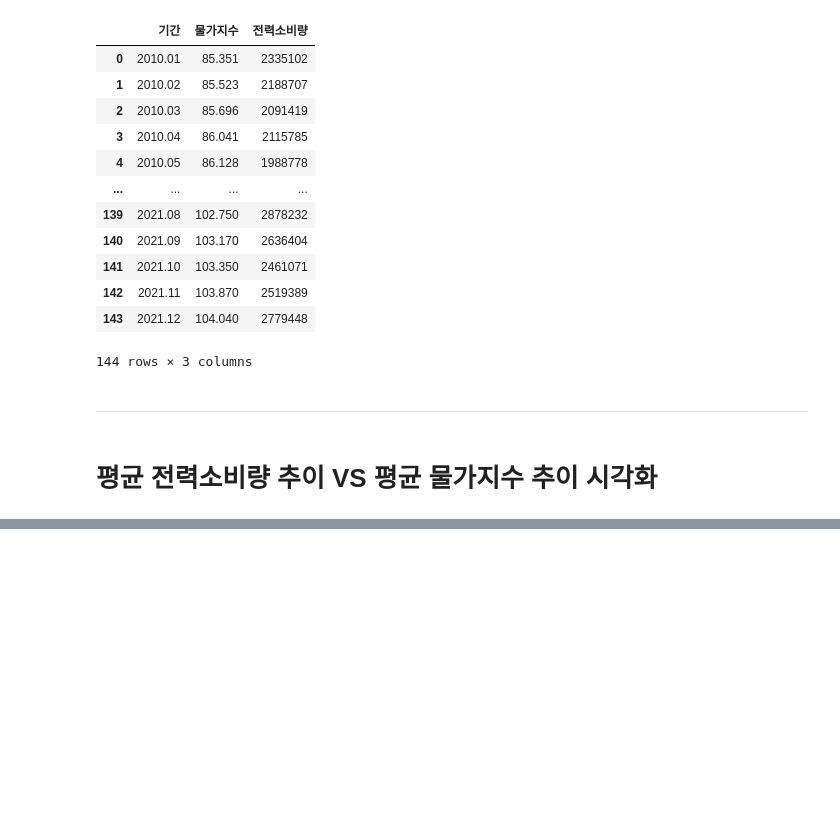
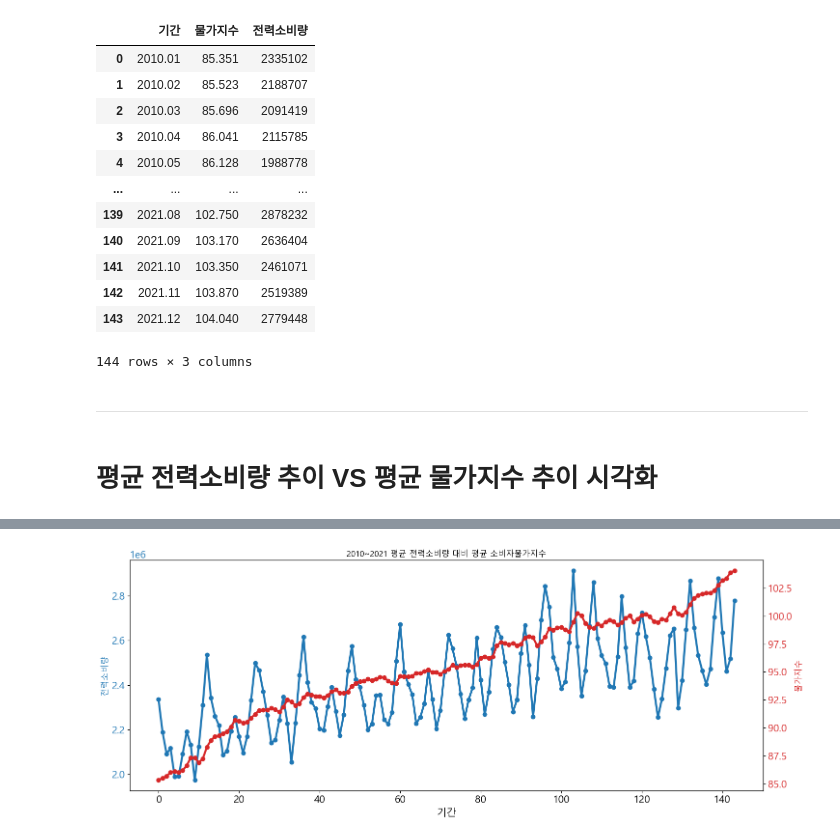
Before and after one commit to ThatHomr/project_2, a Jupyter notebook: project_2_file/Sunghwa/03_Data_Analysis/[경제]물가지수/[경제]물가지수_그래프.ipynb, the cells around one changed output, grey strips where cells are left out. Cells and saved outputs as stored; diff of their text form; code cells hidden in the pictures; blank space fills up the shorter version.

```diff
--- a/project_2_file/Sunghwa/03_Data_Analysis/[경제]물가지수/[경제]물가지수_그래프.ipynb
+++ b/project_2_file/Sunghwa/03_Data_Analysis/[경제]물가지수/[경제]물가지수_그래프.ipynb
@@ -242,0 +287,25 @@ sns.displot(result['기간'], kde=True)
+# %%
+plt.rcParams['font.family'] = 'Malgun Gothic'
+plt.rcParams['font.size'] = 15
+plt.rcParams['axes.unicode_minus']=False
+# %%
+fig, ax1 = plt.subplots(figsize=(15,6),nrows=1,ncols=1)
+
+color_1 = 'tab:blue'
+ax1.set_title('2010~2021 평균 전력소비량 대비 평균 소비자물가지수', fontsize=12)
+ax1.set_xlabel('기간')
+ax1.set_ylabel('전력소비량', fontsize=12, color=color_1)
+ax1.plot(result.index, result.전력소비량 , marker='o', color=color_1,linewidth=3)
+ax1.tick_params(axis='y', labelcolor=color_1)
+
+
+ax2 = ax1.twinx()
+color_2 = 'tab:red'
+ax2.set_ylabel('물가지수', fontsize=12, color=color_2)
+ax2.plot(result.index, result.물가지수, marker='o', color=color_2,linewidth=3)
+ax2.tick_params(axis='y', labelcolor=color_2)
+
+fig.tight_layout()
+plt.show()
+# %% [output]
+[figure, added]
```
Also changed, not shown: parts of 6 cells of this notebook, 1 other file.
